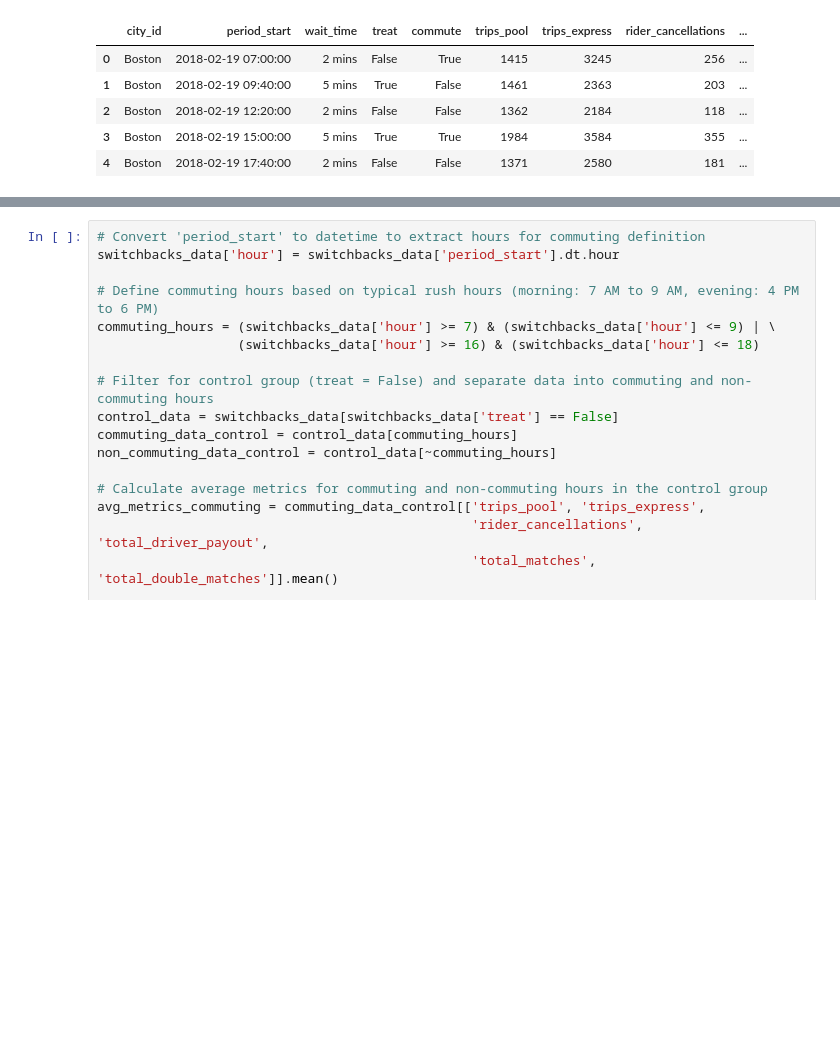
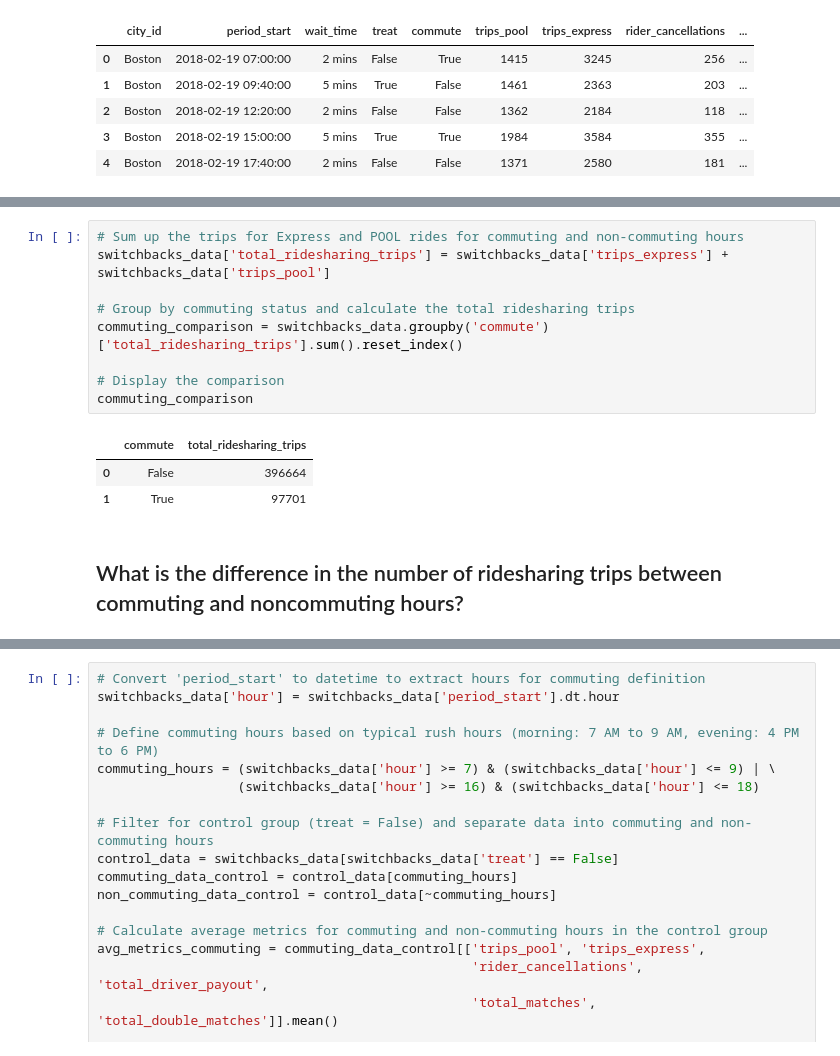
Before and after one commit to faizant97/Product-Analytics-Assignment, a Jupyter notebook: Part 1.ipynb, the cells around one changed output, grey strips where cells are left out. Cells and saved outputs as stored; diff of their text form; blank space fills up the shorter version.

```diff
--- a/Part 1.ipynb
+++ b/Part 1.ipynb
@@ -66,0 +71,15 @@ switchbacks_data.head()
+# %%
+# Sum up the trips for Express and POOL rides for commuting and non-commuting hours
+switchbacks_data['total_ridesharing_trips'] = switchbacks_data['trips_express'] + switchbacks_data['trips_pool']
+
+# Group by commuting status and calculate the total ridesharing trips
+commuting_comparison = switchbacks_data.groupby('commute')['total_ridesharing_trips'].sum().reset_index()
+
+# Display the comparison
+commuting_comparison
+# %% [output]
+|  | commute | total_ridesharing_trips |
+| 0 | False | 396664 |
+| 1 | True | 97701 |
+# %% [markdown]
+## What is the difference in the number of ridesharing trips between commuting and noncommuting hours?
```
Also changed, not shown: parts of 21 cells of this notebook, 1 other file.
